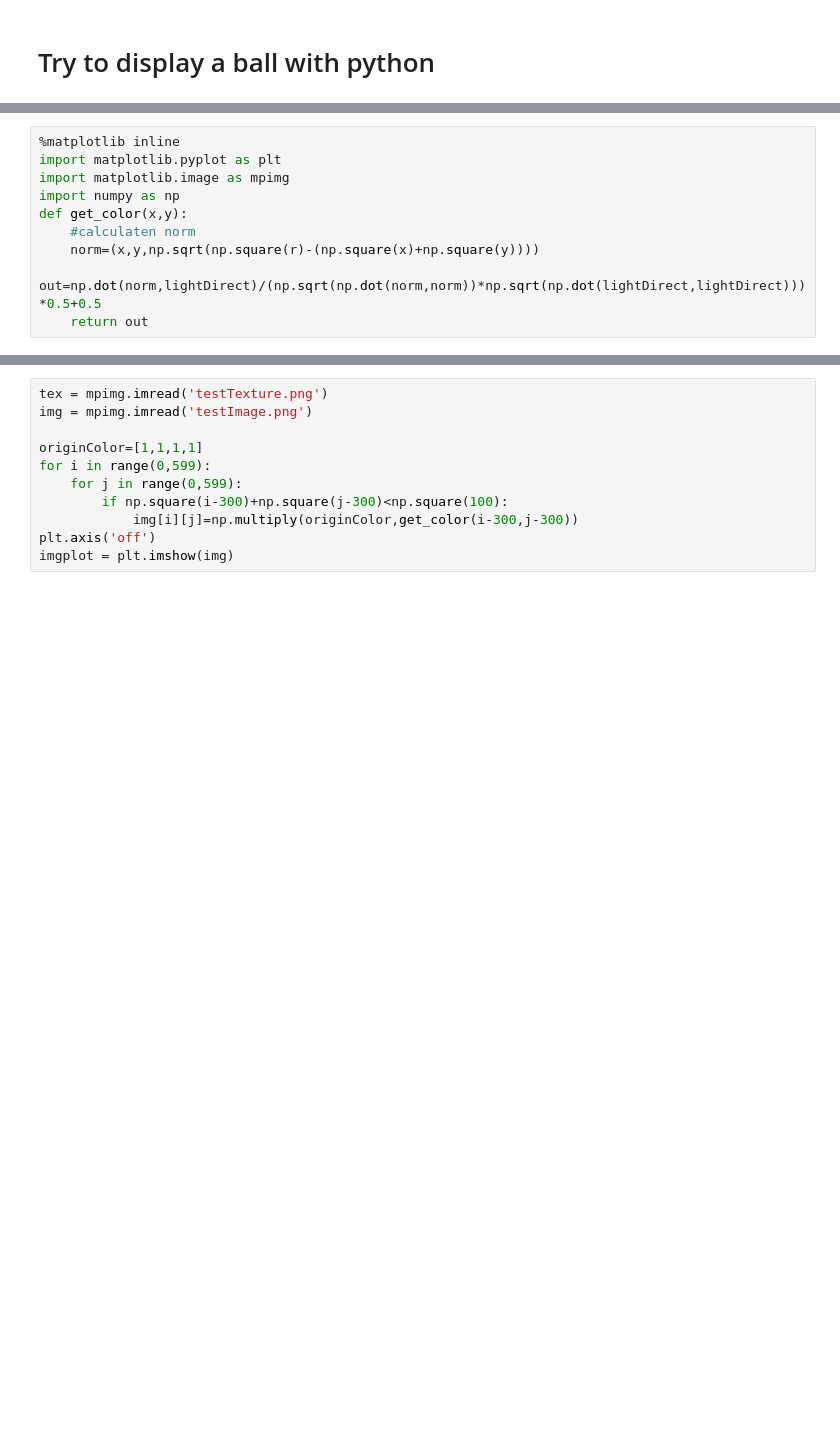
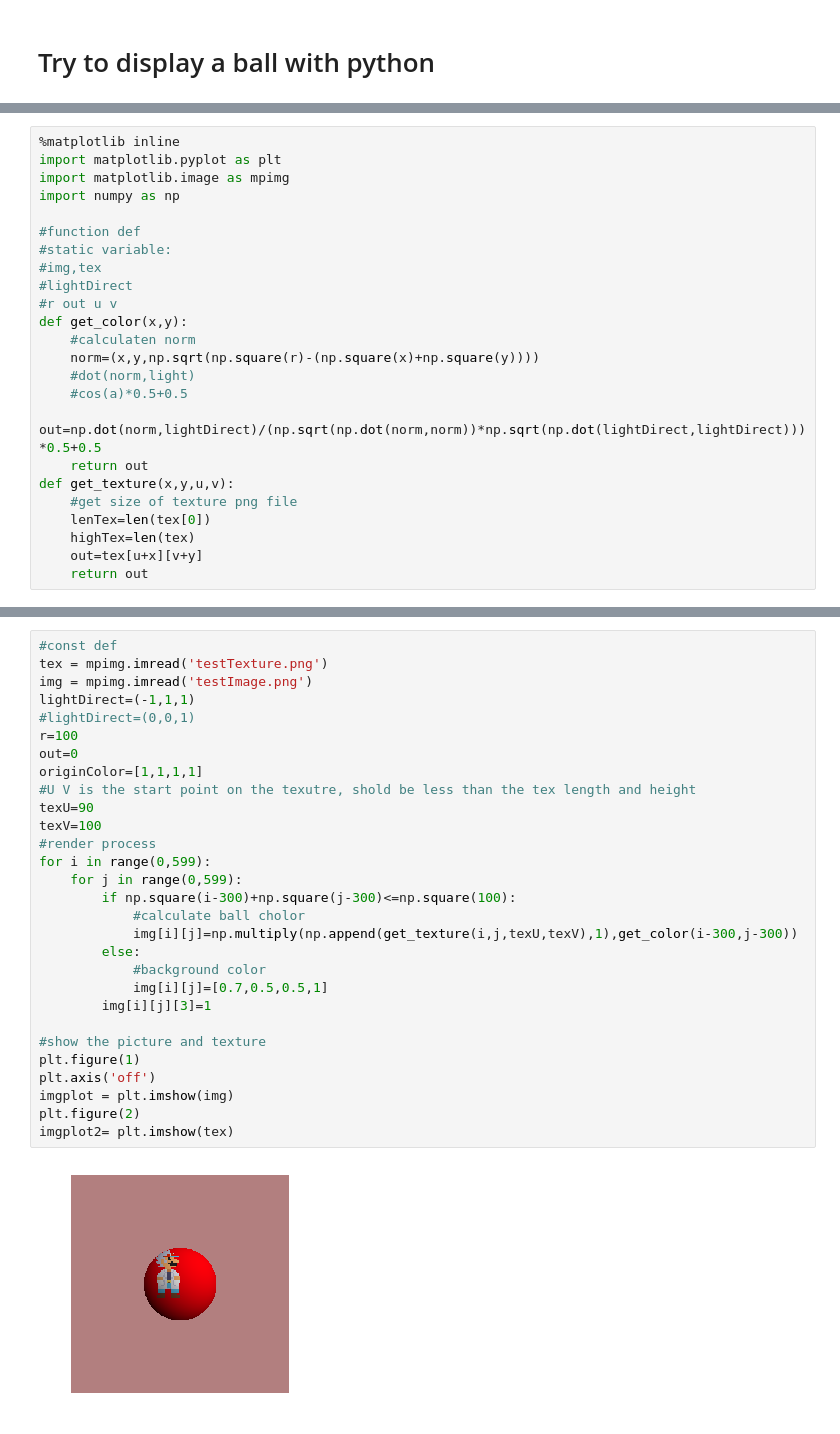
Before and after one commit to amnesiaice/JupyterGit, a Jupyter notebook: Playground.ipynb, the cells around one changed output, grey strips where cells are left out. Saved outputs shown, nothing was run; the diff lists cells and outputs as text; blank space fills up the shorter version.

```diff
--- a/Playground.ipynb
+++ b/Playground.ipynb
@@ -10,9 +14,23 @@ import pdb; pdb.set_trace(): use this code to debug the python.(https://docs.pyt
 import matplotlib.pyplot as plt
 import matplotlib.image as mpimg
 import numpy as np
+
+#function def
+#static variable:
+#img,tex
+#lightDirect
+#r out u v
 def get_color(x,y):
     #calculaten norm
     norm=(x,y,np.sqrt(np.square(r)-(np.square(x)+np.square(y))))
+    #dot(norm,light)
+    #cos(a)*0.5+0.5
     out=np.dot(norm,lightDirect)/(np.sqrt(np.dot(norm,norm))*np.sqrt(np.dot(lightDirect,lightDirect)))*0.5+0.5
     return out
+def get_texture(x,y,u,v):
+    #get size of texture png file
+    lenTex=len(tex[0])
+    highTex=len(tex)
+    out=tex[u+x][v+y]
+    return out
 # %%
@@ -37,11 +62,31 @@ imgplot = plt.imshow(img)
 # %%
+#const def
 tex = mpimg.imread('testTexture.png')
 img = mpimg.imread('testImage.png')
-
+lightDirect=(-1,1,1)
+#lightDirect=(0,0,1)
+r=100
+out=0
 originColor=[1,1,1,1]
+#U V is the start point on the texutre, shold be less than the tex length and height
+texU=90
+texV=100
+#render process
 for i in range(0,599):
     for j in range(0,599):
-        if np.square(i-300)+np.square(j-300)<np.square(100):
-            img[i][j]=np.multiply(originColor,get_color(i-300,j-300))
+        if np.square(i-300)+np.square(j-300)<=np.square(100):
+            #calculate ball cholor
+            img[i][j]=np.multiply(np.append(get_texture(i,j,texU,texV),1),get_color(i-300,j-300))
+        else:
+            #background color
+            img[i][j]=[0.7,0.5,0.5,1]
+        img[i][j][3]=1
+
+#show the picture and texture
+plt.figure(1)
 plt.axis('off')
 imgplot = plt.imshow(img)
+plt.figure(2)
+imgplot2= plt.imshow(tex)
+# %% [output]
+[figure, added]
```
Also changed, not shown: parts of 6 cells of this notebook.
